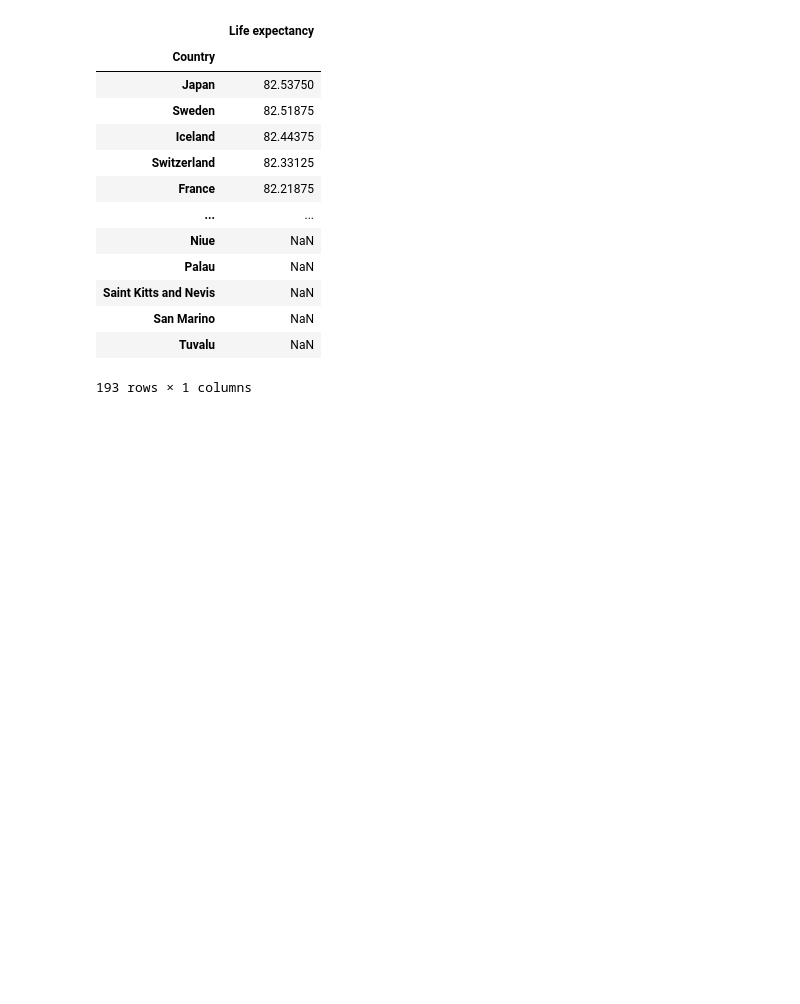
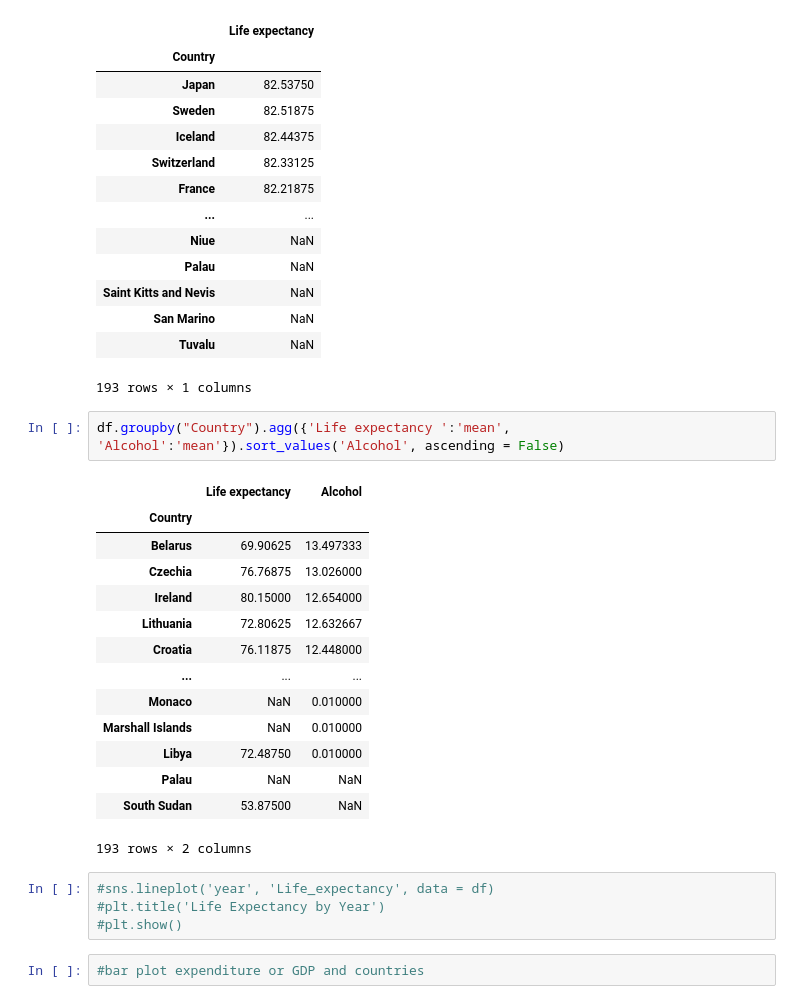
Before and after one commit to Sweetom/sweet, a Jupyter notebook: Life Expectancy/notebooks/FinalProject.ipynb, the cells around one changed output. Drawn from its saved outputs; the diff is of its cells as text; blank space fills up the shorter version.

```diff
--- a/Life Expectancy/notebooks/FinalProject.ipynb
+++ b/Life Expectancy/notebooks/FinalProject.ipynb
@@ -136,3 +136,26 @@ df.groupby("Country").agg({'Life expectancy ':'mean'}).sort_values('Life expecta
 | San Marino | NaN |
 | Tuvalu | NaN |
 193 rows × 1 columns
+# %%
+df.groupby("Country").agg({'Life expectancy ':'mean', 'Alcohol':'mean'}).sort_values('Alcohol', ascending = False)
+# %% [output]
+|  | Life expectancy | Alcohol |
+| Country |  |  |
+| Belarus | 69.90625 | 13.497333 |
+| Czechia | 76.76875 | 13.026000 |
+| Ireland | 80.15000 | 12.654000 |
+| Lithuania | 72.80625 | 12.632667 |
+| Croatia | 76.11875 | 12.448000 |
+| ... | ... | ... |
+| Monaco | NaN | 0.010000 |
+| Marshall Islands | NaN | 0.010000 |
+| Libya | 72.48750 | 0.010000 |
+| Palau | NaN | NaN |
+| South Sudan | 53.87500 | NaN |
+193 rows × 2 columns
+# %%
+#sns.lineplot('year', 'Life_expectancy', data = df)
+#plt.title('Life Expectancy by Year')
+#plt.show()
+# %%
+#bar plot expenditure or GDP and countries
```
Also changed, not shown: parts of 3 cells of this notebook.
